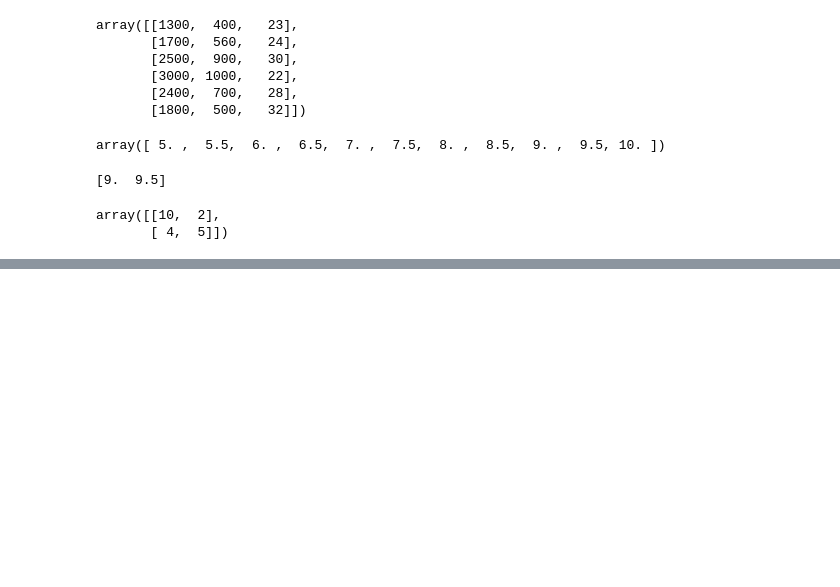
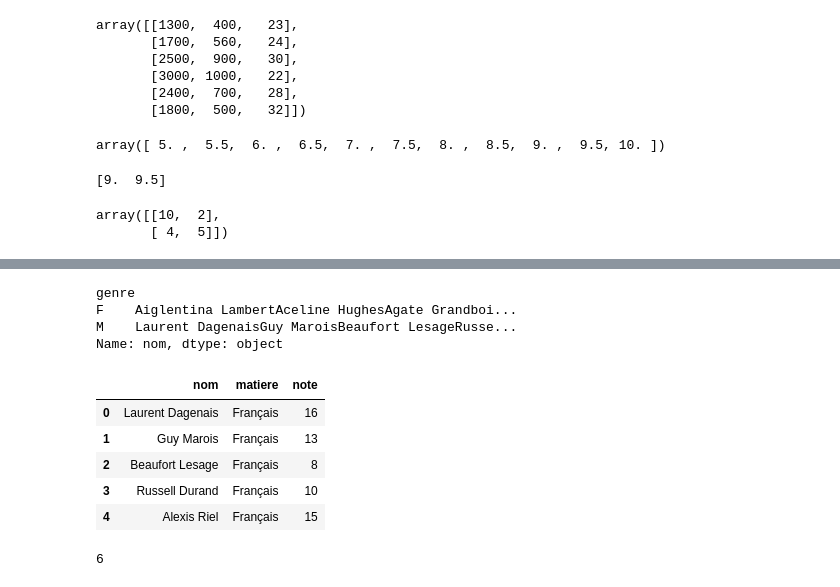
Before and after one commit to Nacim-B/OpenClassrooms-Training, a Jupyter notebook: Project_2.ipynb, the cells around one changed output, grey strips where cells are left out. Drawn from its saved outputs; the diff is of its cells as text; code cells hidden in the pictures; blank space fills up the shorter version.

```diff
--- a/Project_2.ipynb
+++ b/Project_2.ipynb
@@ -71,0 +152,23 @@ array([[10,  2],
+# %%
+data.groupby('genre')['nom'].sum()
+# %% [output]
+genre
+F    Aiglentina LambertAceline HughesAgate Grandboi...
+M    Laurent DagenaisGuy MaroisBeaufort LesageRusse...
+Name: nom, dtype: object
+# %%
+notes = pd.read_csv('data_2/notes.csv')
+# %%
+notes.head()
+# %% [output]
+|  | nom | matiere | note |
+| 0 | Laurent Dagenais | Français | 16 |
+| 1 | Guy Marois | Français | 13 |
+| 2 | Beaufort Lesage | Français | 8 |
+| 3 | Russell Durand | Français | 10 |
+| 4 | Alexis Riel | Français | 15 |
+# %%
+moyenne = notes.groupby('nom').mean()
+moyenne.loc[moyenne['note'] < 10].shape[0]
+# %% [output]
+6
```
Also changed, not shown: parts of 15 cells of this notebook.
